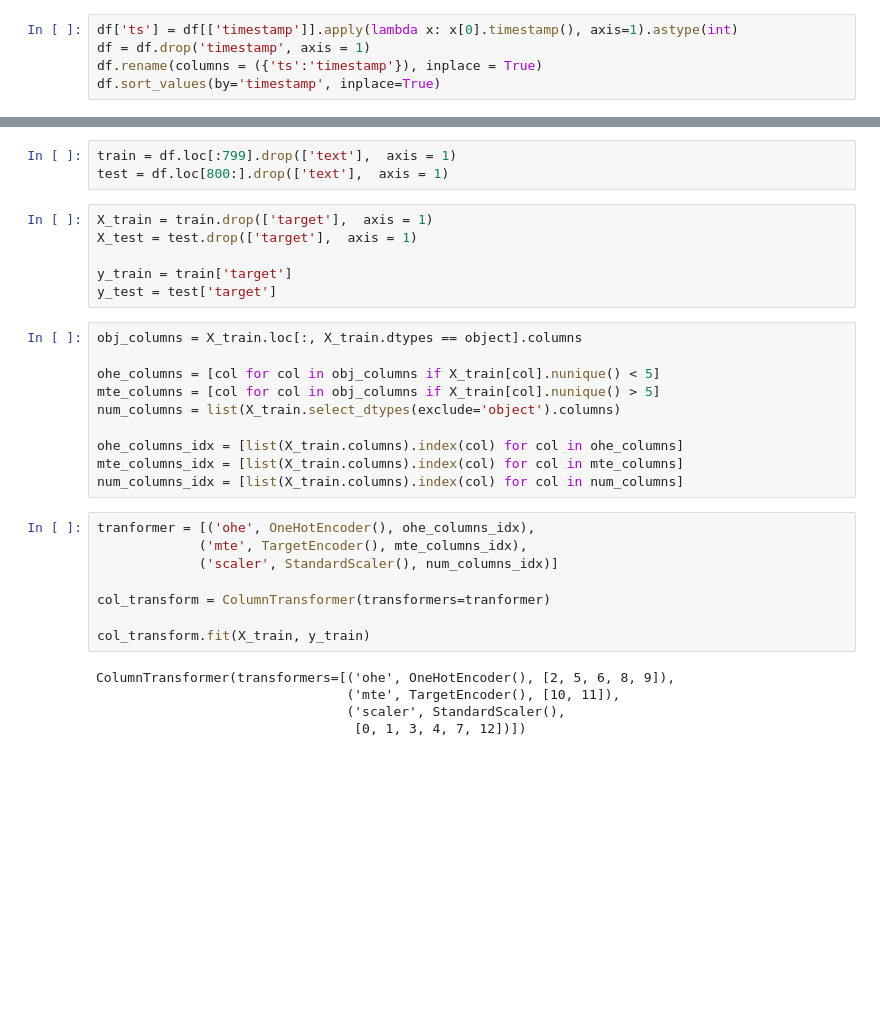
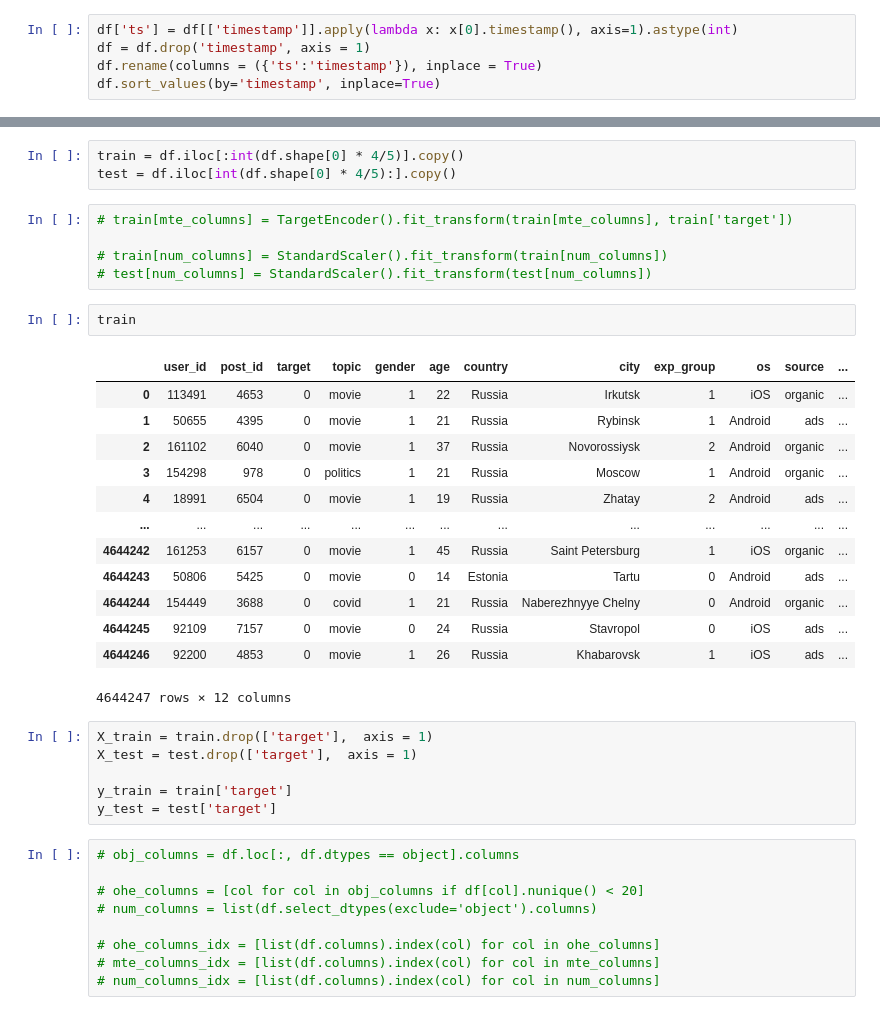
Before and after one commit to nfrvnikita/recommendation_system_social_network, a Jupyter notebook: test.ipynb, the cells around one changed output, grey strips where cells are left out. Cells and saved outputs as stored; diff of their text form; blank space fills up the shorter version.

```diff
--- a/test.ipynb
+++ b/test.ipynb
@@ -86,6 +95,27 @@ df.head()
-# %%
-train = df.loc[:799].drop(['text'],  axis = 1)
-test = df.loc[800:].drop(['text'],  axis = 1)
+# %%
+train = df.iloc[:int(df.shape[0] * 4/5)].copy()
+test = df.iloc[int(df.shape[0] * 4/5):].copy()
+# %%
+# train[mte_columns] = TargetEncoder().fit_transform(train[mte_columns], train['target'])
+
+# train[num_columns] = StandardScaler().fit_transform(train[num_columns])
+# test[num_columns] = StandardScaler().fit_transform(test[num_columns])
+# %%
+train
+# %% [output]
+|  | user_id | post_id | target | topic | gender | age | country | city | exp_group | os | source | ... |
+| 0 | 113491 | 4653 | 0 | movie | 1 | 22 | Russia | Irkutsk | 1 | iOS | organic | ... |
+| 1 | 50655 | 4395 | 0 | movie | 1 | 21 | Russia | Rybinsk | 1 | Android | ads | ... |
+| 2 | 161102 | 6040 | 0 | movie | 1 | 37 | Russia | Novorossiysk | 2 | Android | organic | ... |
+| 3 | 154298 | 978 | 0 | politics | 1 | 21 | Russia | Moscow | 1 | Android | organic | ... |
+| 4 | 18991 | 6504 | 0 | movie | 1 | 19 | Russia | Zhatay | 2 | Android | ads | ... |
+| ... | ... | ... | ... | ... | ... | ... | ... | ... | ... | ... | ... | ... |
+| 4644242 | 161253 | 6157 | 0 | movie | 1 | 45 | Russia | Saint Petersburg | 1 | iOS | organic | ... |
+| 4644243 | 50806 | 5425 | 0 | movie | 0 | 14 | Estonia | Tartu | 0 | Android | ads | ... |
+| 4644244 | 154449 | 3688 | 0 | covid | 1 | 21 | Russia | Naberezhnyye Chelny | 0 | Android | organic | ... |
+| 4644245 | 92109 | 7157 | 0 | movie | 0 | 24 | Russia | Stavropol | 0 | iOS | ads | ... |
+| 4644246 | 92200 | 4853 | 0 | movie | 1 | 26 | Russia | Khabarovsk | 1 | iOS | ads | ... |
+4644247 rows × 12 columns
 # %%
 X_train = train.drop(['target'],  axis = 1)
 X_test = test.drop(['target'],  axis = 1)
@@ -93,25 +123,11 @@ X_test = test.drop(['target'],  axis = 1)
 y_train = train['target']
 y_test = test['target']
 # %%
-obj_columns = X_train.loc[:, X_train.dtypes == object].columns
+# obj_columns = df.loc[:, df.dtypes == object].columns
 
-ohe_columns = [col for col in obj_columns if X_train[col].nunique() < 5]
-mte_columns = [col for col in obj_columns if X_train[col].nunique() > 5]
-num_columns = list(X_train.select_dtypes(exclude='object').columns)
+# ohe_columns = [col for col in obj_columns if df[col].nunique() < 20]
+# num_columns = list(df.select_dtypes(exclude='object').columns)
 
-ohe_columns_idx = [list(X_train.columns).index(col) for col in ohe_columns]
-mte_columns_idx = [list(X_train.columns).index(col) for col in mte_columns]
-num_columns_idx = [list(X_train.columns).index(col) for col in num_columns]
+# ohe_columns_idx = [list(df.columns).index(col) for col in ohe_columns]
+# mte_columns_idx = [list(df.columns).index(col) for col in mte_columns]
+# num_columns_idx = [list(df.columns).index(col) for col in num_columns]
-# %%
-tranformer = [('ohe', OneHotEncoder(), ohe_columns_idx),
-             ('mte', TargetEncoder(), mte_columns_idx),
-             ('scaler', StandardScaler(), num_columns_idx)]
-
-col_transform = ColumnTransformer(transformers=tranformer)
-
-col_transform.fit(X_train, y_train)
-# %% [output]
-ColumnTransformer(transformers=[('ohe', OneHotEncoder(), [2, 5, 6, 8, 9]),
-                                ('mte', TargetEncoder(), [10, 11]),
-                                ('scaler', StandardScaler(),
-                                 [0, 1, 3, 4, 7, 12])])
```
Also changed, not shown: parts of 32 cells of this notebook, 7 other files.
